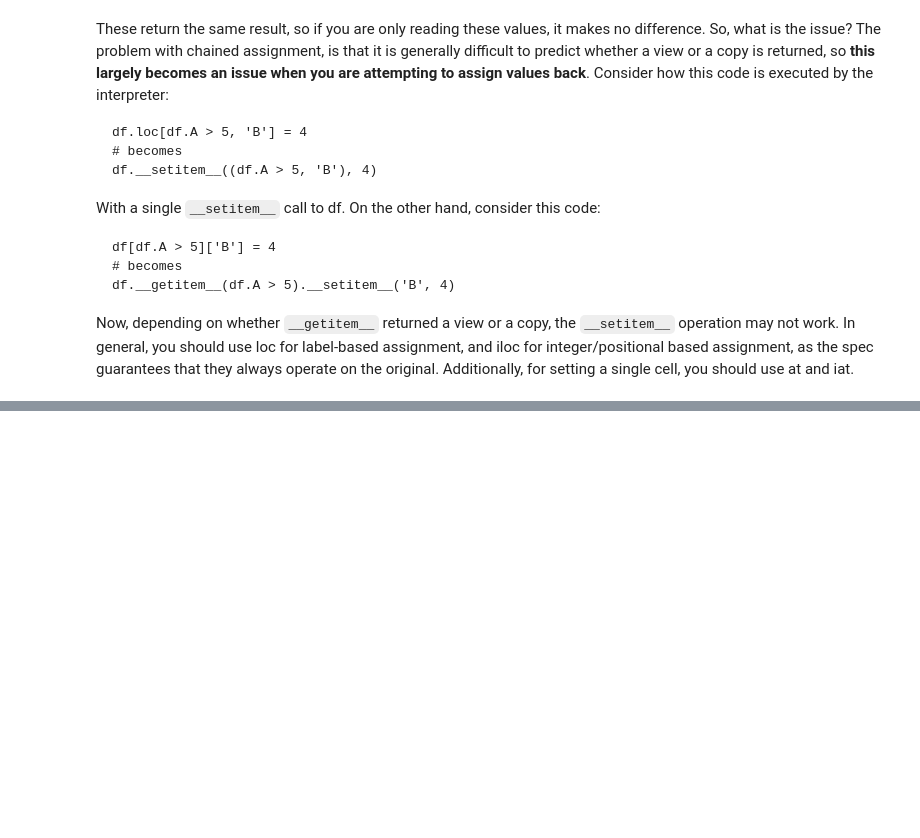
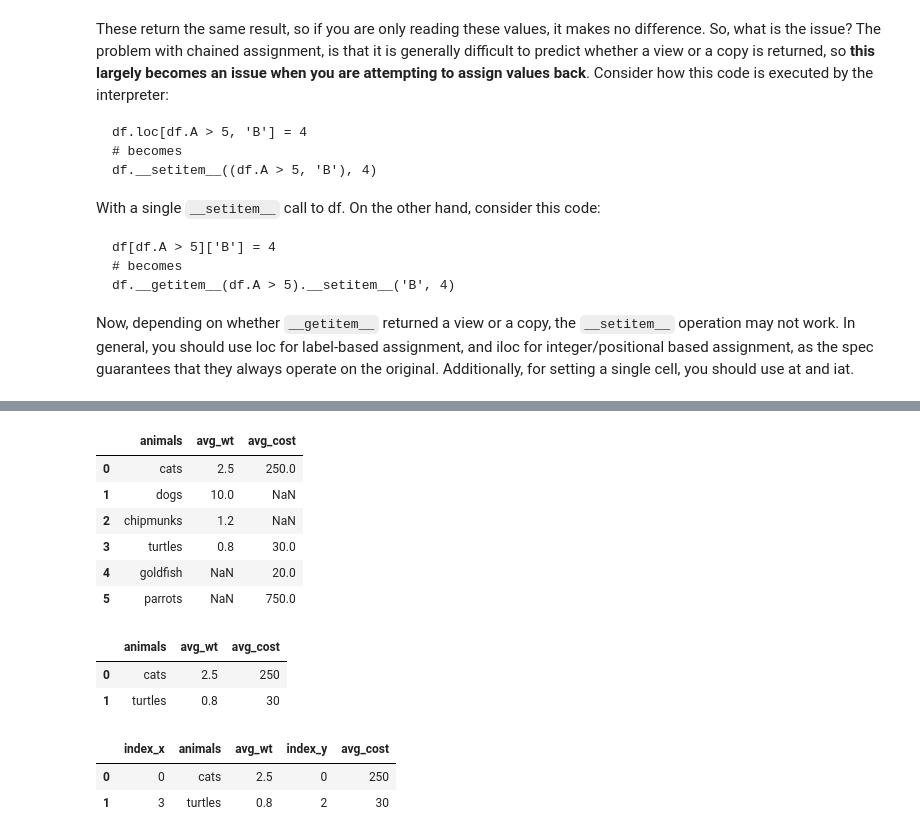
Before and after one commit to philmui/asdrp2022, a Jupyter notebook: notebooks/07. Numpy and Pandas.ipynb, the cells around one changed output, grey strips where cells are left out. Drawn from its saved outputs; the diff is of its cells as text; code cells hidden in the pictures; blank space fills up the shorter version.

```diff
--- a/notebooks/07. Numpy and Pandas.ipynb
+++ b/notebooks/07. Numpy and Pandas.ipynb
@@ -555,0 +625,27 @@
+# %%
+pd.merge(weights_df, cost_df, on="animals", how="outer")
+# %% [output]
+|  | animals | avg_wt | avg_cost |
+| 0 | cats | 2.5 | 250.0 |
+| 1 | dogs | 10.0 | NaN |
+| 2 | chipmunks | 1.2 | NaN |
+| 3 | turtles | 0.8 | 30.0 |
+| 4 | goldfish | NaN | 20.0 |
+| 5 | parrots | NaN | 750.0 |
+# %%
+pd.merge(weights_df, cost_df, on="animals", how="inner")
+# %% [output]
+|  | animals | avg_wt | avg_cost |
+| 0 | cats | 2.5 | 250 |
+| 1 | turtles | 0.8 | 30 |
+# %%
+# for compound keys, will need to reset_index()
+pd.merge(
+    weights_df.reset_index(),
+    cost_df.reset_index(),
+    on="animals"
+)
+# %% [output]
+|  | index_x | animals | avg_wt | index_y | avg_cost |
+| 0 | 0 | cats | 2.5 | 0 | 250 |
+| 1 | 3 | turtles | 0.8 | 2 | 30 |
```
Also changed, not shown: parts of 17 cells of this notebook, 14 other files.
